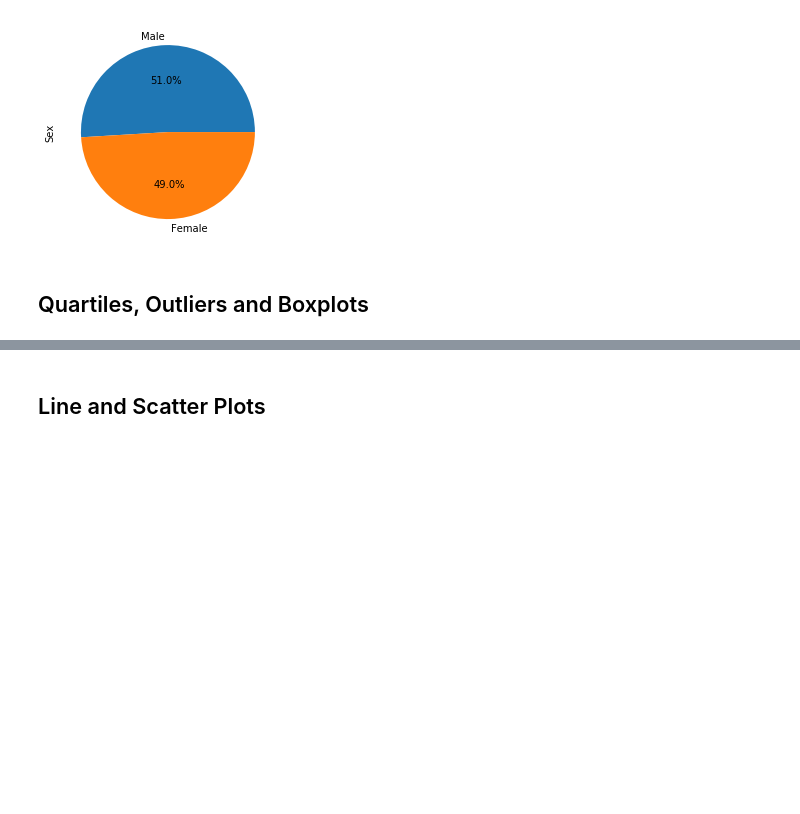
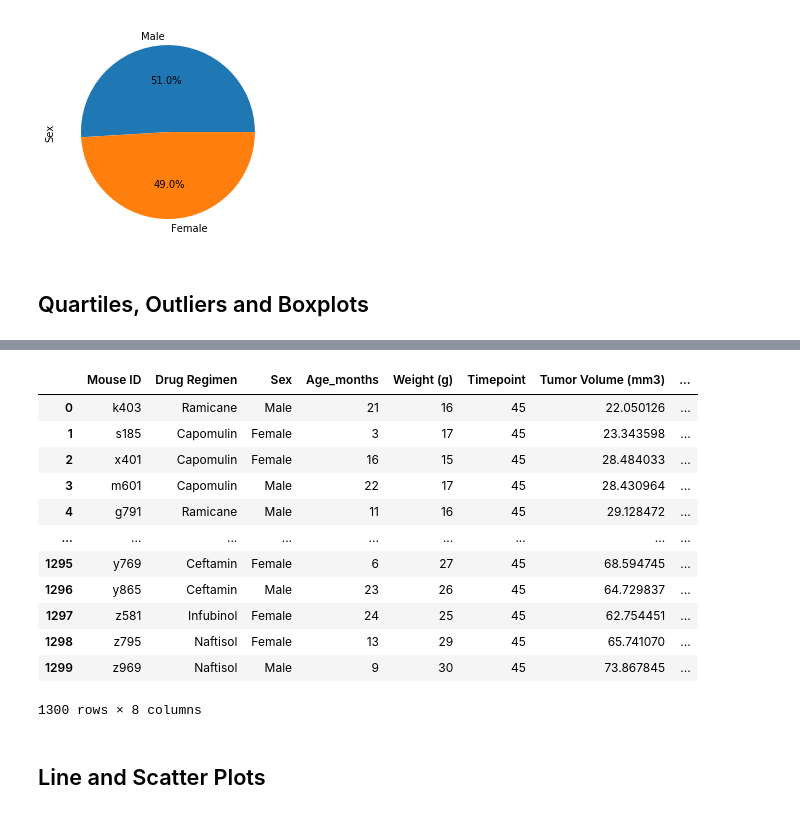
Before and after one commit to manuelamc14/Matploid-challenge, a Jupyter notebook: Pymaceuticals/pymaceuticals_starter.ipynb, the cells around one changed output, grey strips where cells are left out. Drawn from its saved outputs; the diff is of its cells as text; code cells hidden in the pictures; blank space fills up the shorter version.

```diff
--- a/Pymaceuticals/pymaceuticals_starter.ipynb
+++ b/Pymaceuticals/pymaceuticals_starter.ipynb
@@ -288,8 +307,8 @@ Text(0, 0.5, 'Sex')
 # %%
 # Calculate the final tumor volume of each mouse across four of the treatment regimens:
+
 # Capomulin, Ramicane, Infubinol, and Ceftamin
 
 # Start by getting the last (greatest) timepoint for each mouse
-
-
-# Merge this group df with the original dataframe to get the tumor volume at the last timepoint
+max_timepoint = pd.DataFrame(dregimen_groups["Timepoint"].max())
+max_timepoint
@@ -296,2 +328,20 @@ Text(0, 0.5, 'Sex')
+# %%
+# Merge this group df with the original dataframe to get the tumor volume at the last timepoint
+merge_volume = pd.merge(merge_df_copy, max_timepoint, on="Timepoint", how="right")
+merge_volume
+# %% [output]
+|  | Mouse ID | Drug Regimen | Sex | Age_months | Weight (g) | Timepoint | Tumor Volume (mm3) | ... |
+| 0 | k403 | Ramicane | Male | 21 | 16 | 45 | 22.050126 | ... |
+| 1 | s185 | Capomulin | Female | 3 | 17 | 45 | 23.343598 | ... |
+| 2 | x401 | Capomulin | Female | 16 | 15 | 45 | 28.484033 | ... |
+| 3 | m601 | Capomulin | Male | 22 | 17 | 45 | 28.430964 | ... |
+| 4 | g791 | Ramicane | Male | 11 | 16 | 45 | 29.128472 | ... |
+| ... | ... | ... | ... | ... | ... | ... | ... | ... |
+| 1295 | y769 | Ceftamin | Female | 6 | 27 | 45 | 68.594745 | ... |
+| 1296 | y865 | Ceftamin | Male | 23 | 26 | 45 | 64.729837 | ... |
+| 1297 | z581 | Infubinol | Female | 24 | 25 | 45 | 62.754451 | ... |
+| 1298 | z795 | Naftisol | Female | 13 | 29 | 45 | 65.741070 | ... |
+| 1299 | z969 | Naftisol | Male | 9 | 30 | 45 | 73.867845 | ... |
+1300 rows × 8 columns
 # %%
 # Put treatments into a list for for loop (and later for plot labels)
```
Also changed, not shown: parts of 8 cells of this notebook.
